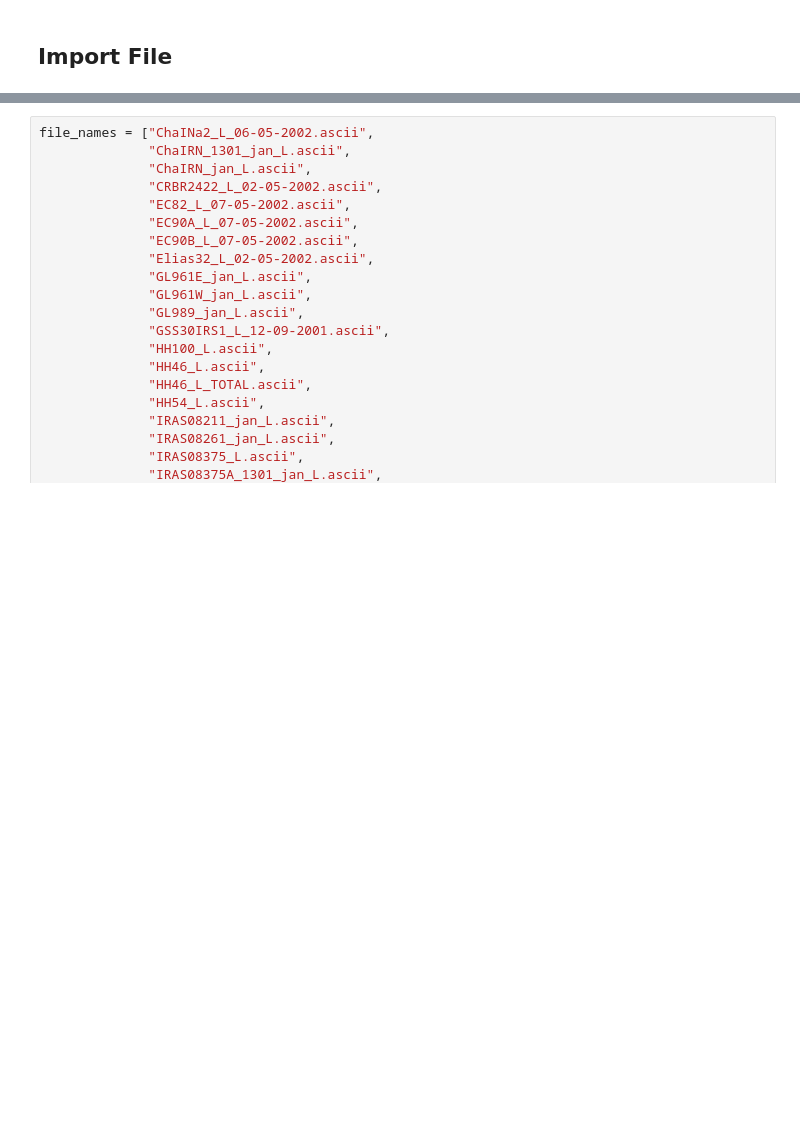
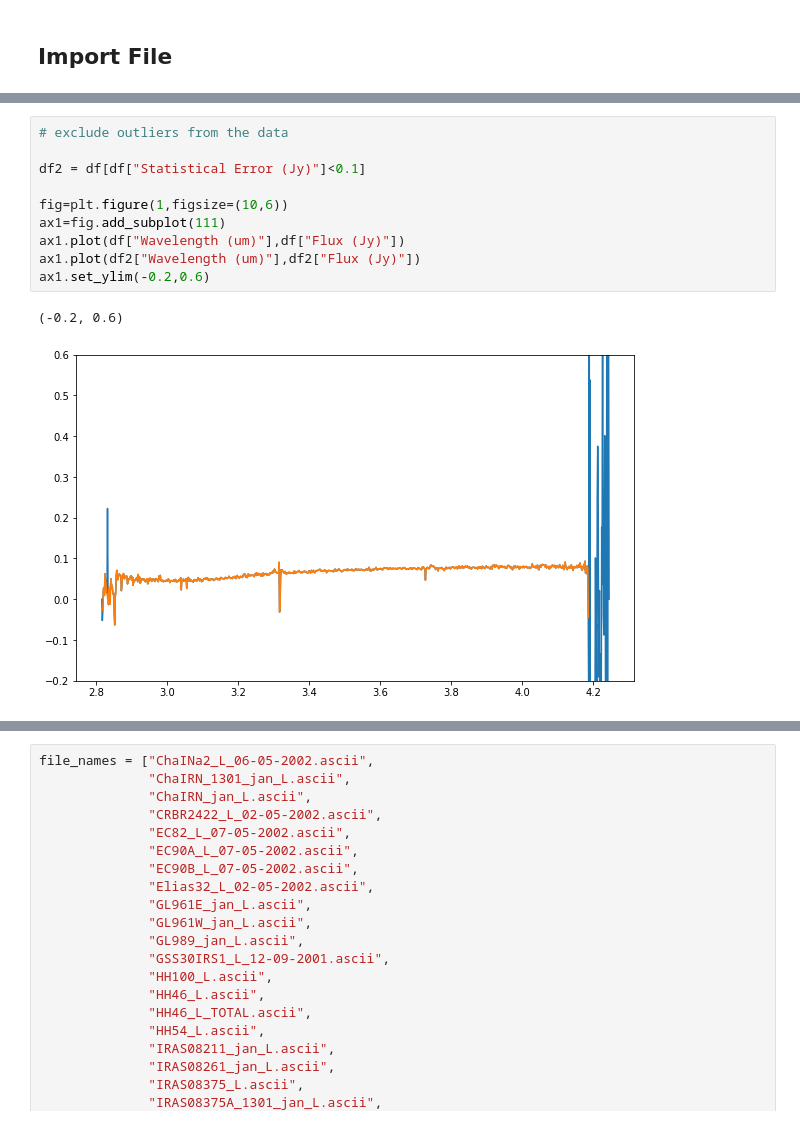
Before and after one commit to claraross1/ross_thesis, a Jupyter notebook: L spectra/VLT-ISAAC code.ipynb, the cells around one changed output, grey strips where cells are left out. Saved outputs shown, nothing was run; the diff lists cells and outputs as text; blank space fills up the shorter version.

Commit message:
outliers

```diff
--- a/L spectra/VLT-ISAAC code.ipynb
+++ b/L spectra/VLT-ISAAC code.ipynb
@@ -48,0 +52,13 @@ Text(0.5, 1.0, 'ChaINa2_L_06-05-2002.ascii')
+# %%
+# exclude outliers from the data
+
+df2 = df[df["Statistical Error (Jy)"]<0.1]
+
+fig=plt.figure(1,figsize=(10,6))
+ax1=fig.add_subplot(111)
+ax1.plot(df["Wavelength (um)"],df["Flux (Jy)"])
+ax1.plot(df2["Wavelength (um)"],df2["Flux (Jy)"])
+ax1.set_ylim(-0.2,0.6)
+# %% [output]
+(-0.2, 0.6)
+[figure, added]
```
Also changed, not shown: parts of 10 cells of this notebook.
